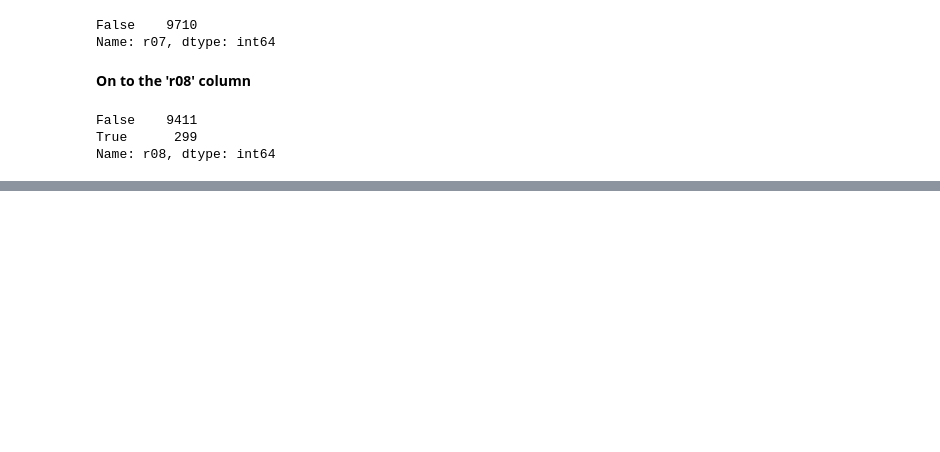
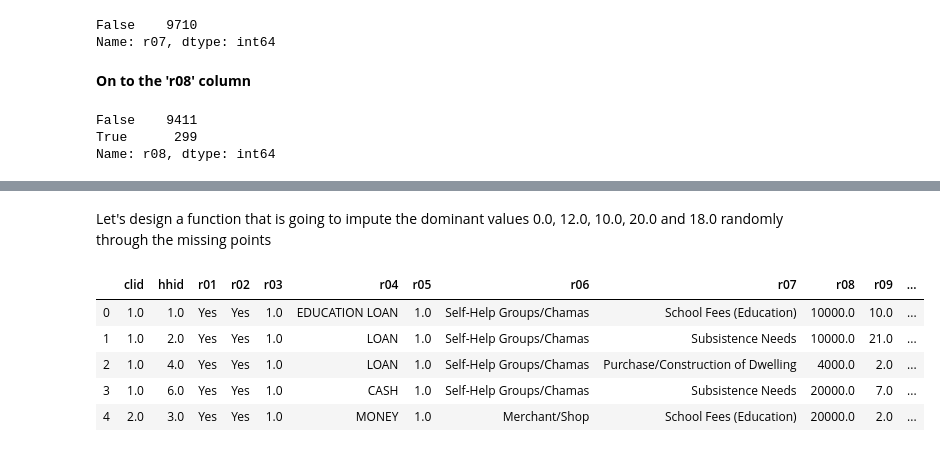
Before and after one commit to lyraxvincent/Data-Wrangling-and-Cleaning, a Jupyter notebook: KIHBS data/credit data cleaning.ipynb, the cells around one changed output, grey strips where cells are left out. Drawn from its saved outputs; the diff is of its cells as text; code cells hidden in the pictures; blank space fills up the shorter version.

```diff
--- a/KIHBS data/credit data cleaning.ipynb
+++ b/KIHBS data/credit data cleaning.ipynb
@@ -363,0 +478,4 @@ Name: r08, dtype: int64
+# %%
+credit['r10_m'][:3000].fillna(value=4.0, inplace=True)
+credit['r10_m'][2999:6000].fillna(value=0.0, inplace=True)
+credit['r10_m'][5999:].fillna(value=10.0, inplace=True)
@@ -363,0 +529,23 @@ Name: r08, dtype: int64
+# %% [markdown]
+Let's design a function that is going to impute the dominant values 0.0, 12.0, 10.0, 20.0 and 18.0 randomly through the missing points
+# %%
+values = np.array([0.0, 12.0, 10.0, 20.0, 18.0])
+def imputer(colval):
+    if colval == 'empty':
+        np.random.shuffle(values)
+        return values[0]
+    else:
+        return colval
+# %%
+credit['r10_y'].fillna(value='empty', inplace=True)
+# %%
+credit['r10_y'] = credit['r10_y'].apply(imputer)
+# %%
+credit.head()
+# %% [output]
+|  | clid | hhid | r01 | r02 | r03 | r04 | r05 | r06 | r07 | r08 | r09 | ... |
+| 0 | 1.0 | 1.0 | Yes | Yes | 1.0 | EDUCATION LOAN | 1.0 | Self-Help Groups/Chamas | School Fees (Education) | 10000.0 | 10.0 | ... |
+| 1 | 1.0 | 2.0 | Yes | Yes | 1.0 | LOAN | 1.0 | Self-Help Groups/Chamas | Subsistence Needs | 10000.0 | 21.0 | ... |
+| 2 | 1.0 | 4.0 | Yes | Yes | 1.0 | LOAN | 1.0 | Self-Help Groups/Chamas | Purchase/Construction of Dwelling | 4000.0 | 2.0 | ... |
+| 3 | 1.0 | 6.0 | Yes | Yes | 1.0 | CASH | 1.0 | Self-Help Groups/Chamas | Subsistence Needs | 20000.0 | 7.0 | ... |
+| 4 | 2.0 | 3.0 | Yes | Yes | 1.0 | MONEY | 1.0 | Merchant/Shop | School Fees (Education) | 20000.0 | 2.0 | ... |
```
Also changed, not shown: parts of 55 cells of this notebook.
